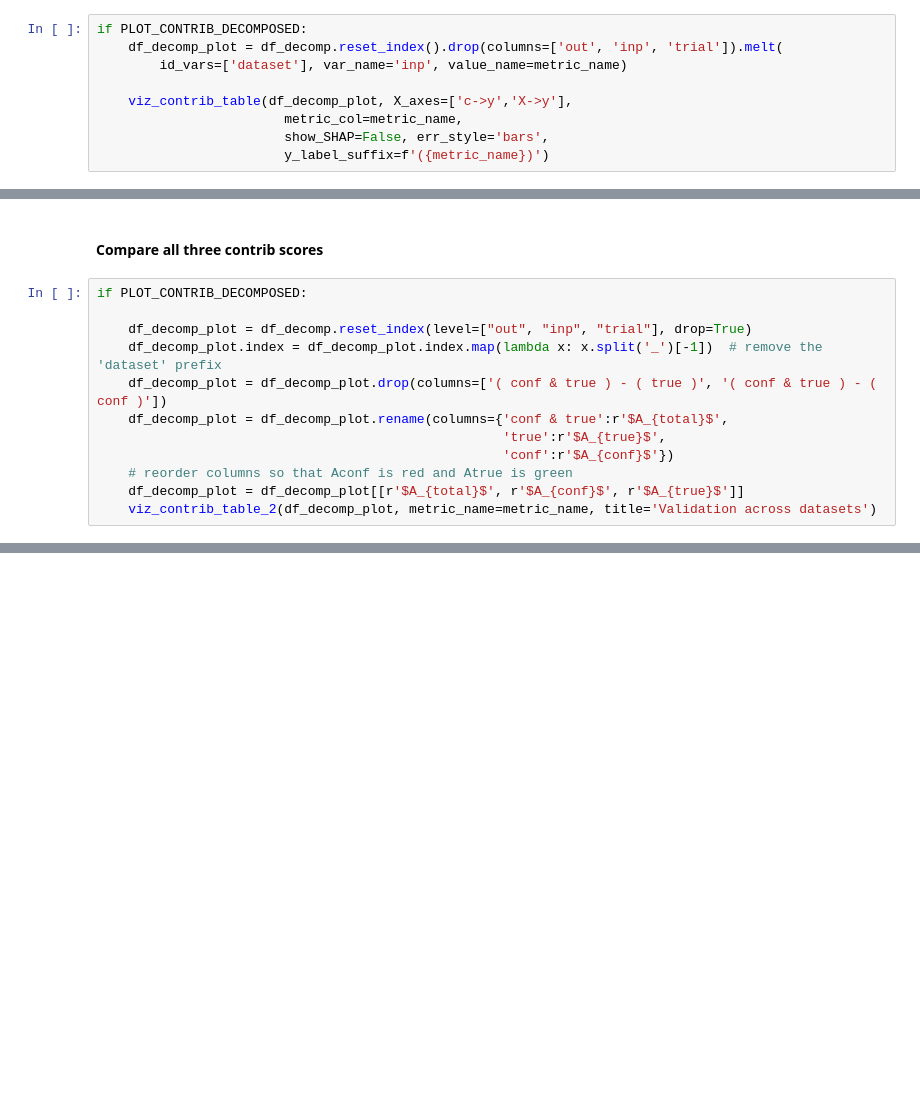
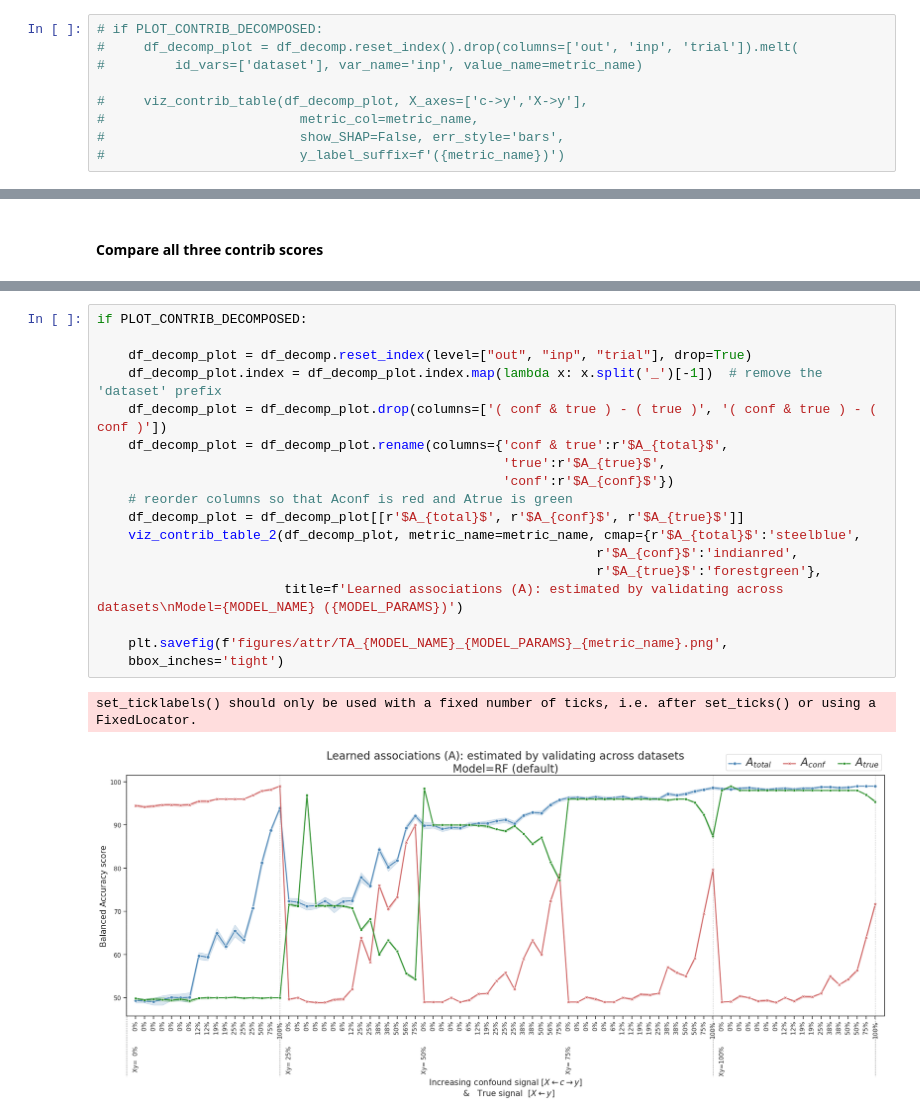
Before and after one commit to RoshanRane/toybrains, a Jupyter notebook: experiments/lblmidr-consite/1-estimate_baselines.ipynb, the cells around one changed output, grey strips where cells are left out. Drawn from its saved outputs; the diff is of its cells as text; blank space fills up the shorter version.

```diff
--- a/experiments/lblmidr-consite/1-estimate_baselines.ipynb
+++ b/experiments/lblmidr-consite/1-estimate_baselines.ipynb
@@ -352,11 +391,11 @@ if PLOT_CONTRIB_DECOMPOSED:
 # %% [output]
 All results are shown in percentage (%)
 # %%
-if PLOT_CONTRIB_DECOMPOSED:
-    df_decomp_plot = df_decomp.reset_index().drop(columns=['out', 'inp', 'trial']).melt(
-        id_vars=['dataset'], var_name='inp', value_name=metric_name)
+# if PLOT_CONTRIB_DECOMPOSED:
+#     df_decomp_plot = df_decomp.reset_index().drop(columns=['out', 'inp', 'trial']).melt(
+#         id_vars=['dataset'], var_name='inp', value_name=metric_name)
 
-    viz_contrib_table(df_decomp_plot, X_axes=['c->y','X->y'],
-                        metric_col=metric_name,
-                        show_SHAP=False, err_style='bars',
-                        y_label_suffix=f'({metric_name})')
+#     viz_contrib_table(df_decomp_plot, X_axes=['c->y','X->y'],
+#                         metric_col=metric_name,
+#                         show_SHAP=False, err_style='bars',
+#                         y_label_suffix=f'({metric_name})')
@@ -366,14 +402,2 @@ if PLOT_CONTRIB_DECOMPOSED:
 # %% [markdown]
 #### Compare all three contrib scores
-# %%
-if PLOT_CONTRIB_DECOMPOSED:
-
-    df_decomp_plot = df_decomp.reset_index(level=["out", "inp", "trial"], drop=True)
-    df_decomp_plot.index = df_decomp_plot.index.map(lambda x: x.split('_')[-1])  # remove the 'dataset' prefix
-    df_decomp_plot = df_decomp_plot.drop(columns=['( conf & true ) - ( true )', '( conf & true ) - ( conf )'])
-    df_decomp_plot = df_decomp_plot.rename(columns={'conf & true':r'$A_{total}$',
-                                                    'true':r'$A_{true}$',
-                                                    'conf':r'$A_{conf}$'})
-    # reorder columns so that Aconf is red and Atrue is green
-    df_decomp_plot = df_decomp_plot[[r'$A_{total}$', r'$A_{conf}$', r'$A_{true}$']]
-    viz_contrib_table_2(df_decomp_plot, metric_name=metric_name, title='Validation across datasets')
@@ -408,3 +436,24 @@ set_ticklabels() should only be used with a fixed number of ticks, i.e. after se
+# %%
+if PLOT_CONTRIB_DECOMPOSED:
+
+    df_decomp_plot = df_decomp.reset_index(level=["out", "inp", "trial"], drop=True)
+    df_decomp_plot.index = df_decomp_plot.index.map(lambda x: x.split('_')[-1])  # remove the 'dataset' prefix
+    df_decomp_plot = df_decomp_plot.drop(columns=['( conf & true ) - ( true )', '( conf & true ) - ( conf )'])
+    df_decomp_plot = df_decomp_plot.rename(columns={'conf & true':r'$A_{total}$',
+                                                    'true':r'$A_{true}$',
+                                                    'conf':r'$A_{conf}$'})
+    # reorder columns so that Aconf is red and Atrue is green
+    df_decomp_plot = df_decomp_plot[[r'$A_{total}$', r'$A_{conf}$', r'$A_{true}$']]
+    viz_contrib_table_2(df_decomp_plot, metric_name=metric_name, cmap={r'$A_{total}$':'steelblue',
+                                                                r'$A_{conf}$':'indianred',
+                                                                r'$A_{true}$':'forestgreen'},
+                        title=f'Learned associations (A): estimated by validating across datasets\nModel={MODEL_NAME} ({MODEL_PARAMS})')
+
+    plt.savefig(f'figures/attr/TA_{MODEL_NAME}_{MODEL_PARAMS}_{metric_name}.png',
+    bbox_inches='tight')
+# %% [output]
+set_ticklabels() should only be used with a fixed number of ticks, i.e. after set_ticks() or using a FixedLocator.
+[figure, new version]
 # %%
 # compare with the SHAP contrib scores if it is computed
 if PLOT_CONTRIB_DECOMPOSED and ('shap__brain-int_fill' in bl_results[0].columns):
```
Also changed, not shown: parts of 14 cells of this notebook, 17 other files.
